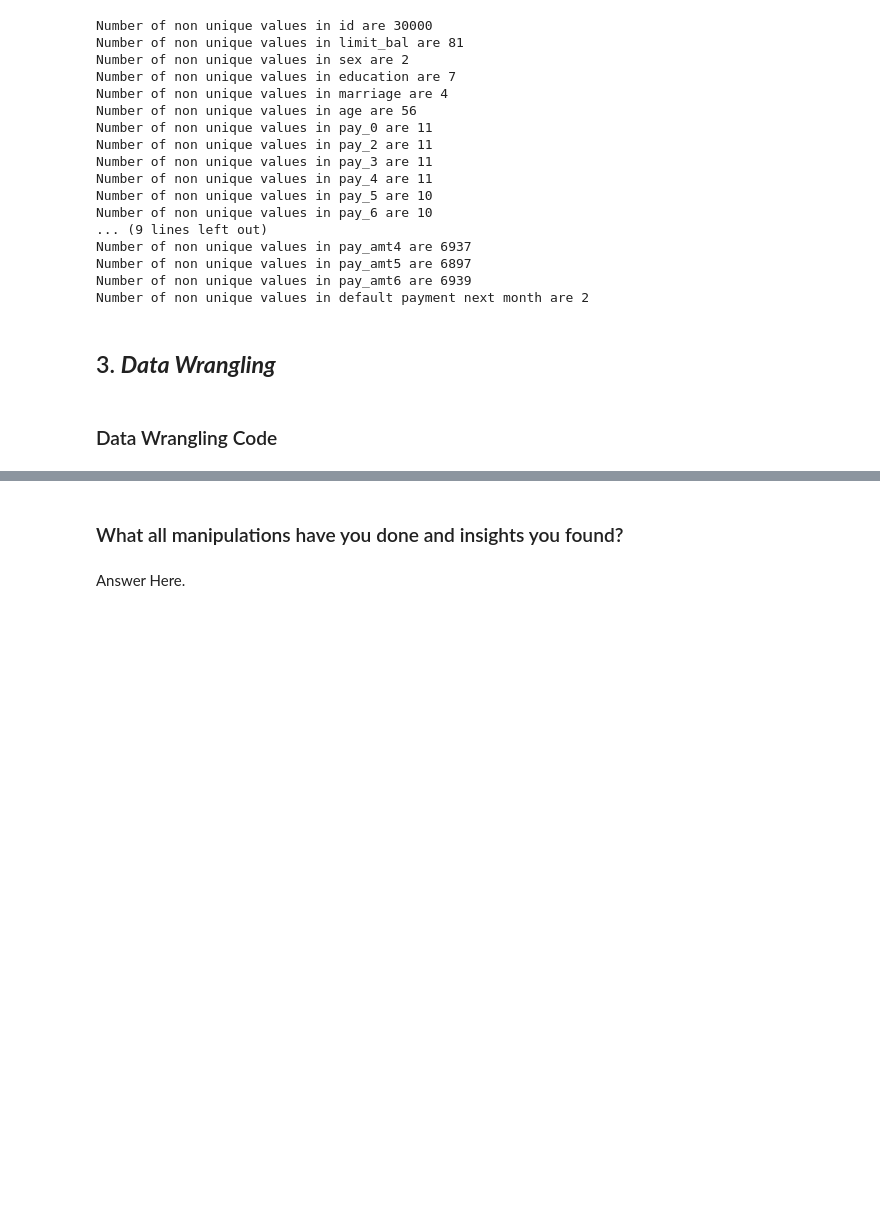
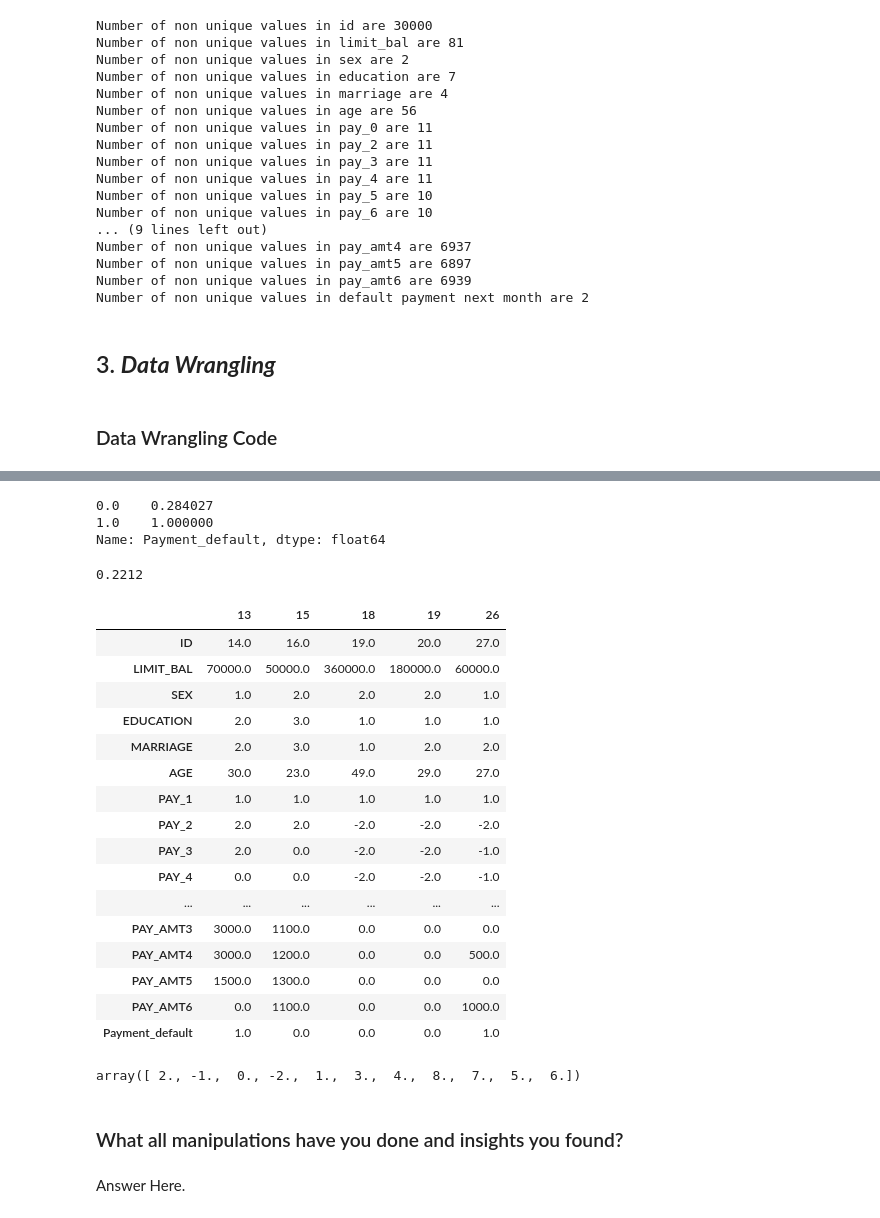
Before and after one commit to kumareshvj/Machine-learing-classification, a Jupyter notebook: Default_of_credit_card_clients.ipynb, the cells around one changed output, grey strips where cells are left out. Drawn from its saved outputs; the diff is of its cells as text; code cells hidden in the pictures; blank space fills up the shorter version.

```diff
--- a/Default_of_credit_card_clients.ipynb
+++ b/Default_of_credit_card_clients.ipynb
@@ -263,3 +380,37 @@ Number of non unique values in default payment next month are 2
+# %%
+df['Payment_default'].value_counts()[1]/df['Payment_default'].value_counts()
+# %% [output]
+0.0    0.284027
+1.0    1.000000
+Name: Payment_default, dtype: float64
+# %%
+df['Payment_default'].sum()/len(df['Payment_default'])
+# %% [output]
+0.2212
+# %%
+df[df['PAY_1']== 1].head().T
+# %% [output]
+|  | 13 | 15 | 18 | 19 | 26 |
+| ID | 14.0 | 16.0 | 19.0 | 20.0 | 27.0 |
+| LIMIT_BAL | 70000.0 | 50000.0 | 360000.0 | 180000.0 | 60000.0 |
+| SEX | 1.0 | 2.0 | 2.0 | 2.0 | 1.0 |
+| EDUCATION | 2.0 | 3.0 | 1.0 | 1.0 | 1.0 |
+| MARRIAGE | 2.0 | 3.0 | 1.0 | 2.0 | 2.0 |
+| AGE | 30.0 | 23.0 | 49.0 | 29.0 | 27.0 |
+| PAY_1 | 1.0 | 1.0 | 1.0 | 1.0 | 1.0 |
+| PAY_2 | 2.0 | 2.0 | -2.0 | -2.0 | -2.0 |
+| PAY_3 | 2.0 | 0.0 | -2.0 | -2.0 | -1.0 |
+| PAY_4 | 0.0 | 0.0 | -2.0 | -2.0 | -1.0 |
+| ... | ... | ... | ... | ... | ... |
+| PAY_AMT3 | 3000.0 | 1100.0 | 0.0 | 0.0 | 0.0 |
+| PAY_AMT4 | 3000.0 | 1200.0 | 0.0 | 0.0 | 500.0 |
+| PAY_AMT5 | 1500.0 | 1300.0 | 0.0 | 0.0 | 0.0 |
+| PAY_AMT6 | 0.0 | 1100.0 | 0.0 | 0.0 | 1000.0 |
+| Payment_default | 1.0 | 0.0 | 0.0 | 0.0 | 1.0 |
+# %%
+df['PAY_1'].unique()
+# %% [output]
+array([ 2., -1.,  0., -2.,  1.,  3.,  4.,  8.,  7.,  5.,  6.])
 # %% [markdown]
 ### What all manipulations have you done and insights you found?
 # %% [markdown]
```
Also changed, not shown: parts of 25 cells of this notebook.
